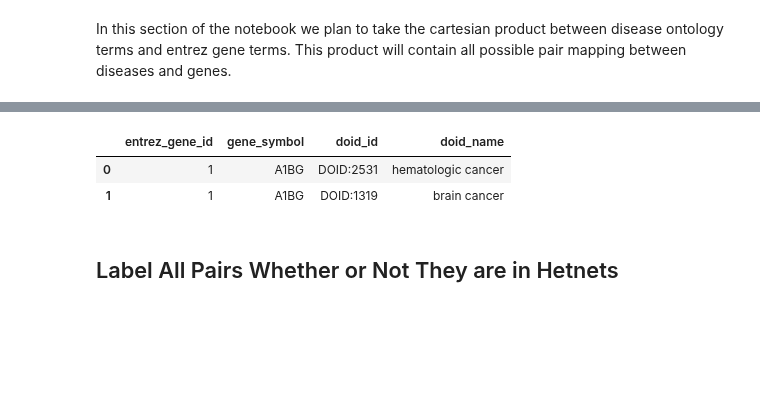
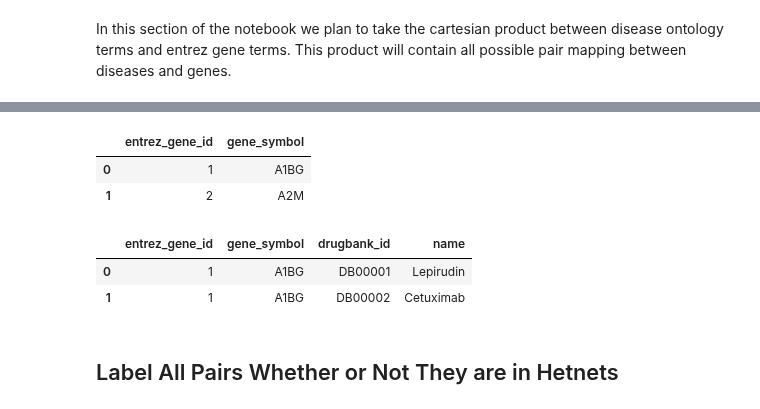
Before and after one commit to greenelab/snorkeling, a Jupyter notebook: All_Relationships/1a.stratify-candidates.ipynb, the cells around one changed output, grey strips where cells are left out. Saved outputs shown, nothing was run; the diff lists cells and outputs as text; code cells hidden in the pictures; blank space fills up the shorter version.

```diff
--- a/All_Relationships/1a.stratify-candidates.ipynb
+++ b/All_Relationships/1a.stratify-candidates.ipynb
@@ -46,0 +44,4 @@ disease_ontology_df = (
+# %%
+url = "https://raw.githubusercontent.com/dhimmel/drugbank/7b94454b14a2fa4bb9387cb3b4b9924619cfbd3e/data/drugbank.tsv"
+compound_df = pd.read_csv(url, sep="\t")
+compound_df.head(2)
@@ -52,12 +57,18 @@ gene_entrez_df = (
     [["GeneID", "Symbol"]]
     .rename(columns={'GeneID': 'entrez_gene_id', 'Symbol': 'gene_symbol'})
 )
+gene_entrez_df.head(2)
+# %% [output]
+|  | entrez_gene_id | gene_symbol |
+| 0 | 1 | A1BG |
+| 1 | 2 | A2M |
 # %%
-gene_entrez_df['dummy_key'] =0
-disease_ontology_df['dummy_key'] = 0
-pair_df = gene_entrez_df.merge(disease_ontology_df[["doid_id", "doid_name", "dummy_key"]], on='dummy_key').drop('dummy_key', axis=1)
+gene_entrez_df['dummy_key'] = 0
+#disease_ontology_df['dummy_key'] = 0
+compound_df['dummy_key'] = 0
+pair_df = gene_entrez_df.merge(compound_df[["drugbank_id", "name", "dummy_key"]], on='dummy_key').drop('dummy_key', axis=1)
 pair_df.head(2)
 # %% [output]
-|  | entrez_gene_id | gene_symbol | doid_id | doid_name |
-| 0 | 1 | A1BG | DOID:2531 | hematologic cancer |
-| 1 | 1 | A1BG | DOID:1319 | brain cancer |
+|  | entrez_gene_id | gene_symbol | drugbank_id | name |
+| 0 | 1 | A1BG | DB00001 | Lepirudin |
+| 1 | 1 | A1BG | DB00002 | Cetuximab |
```
Also changed, not shown: parts of 27 cells of this notebook, 2 other files.
